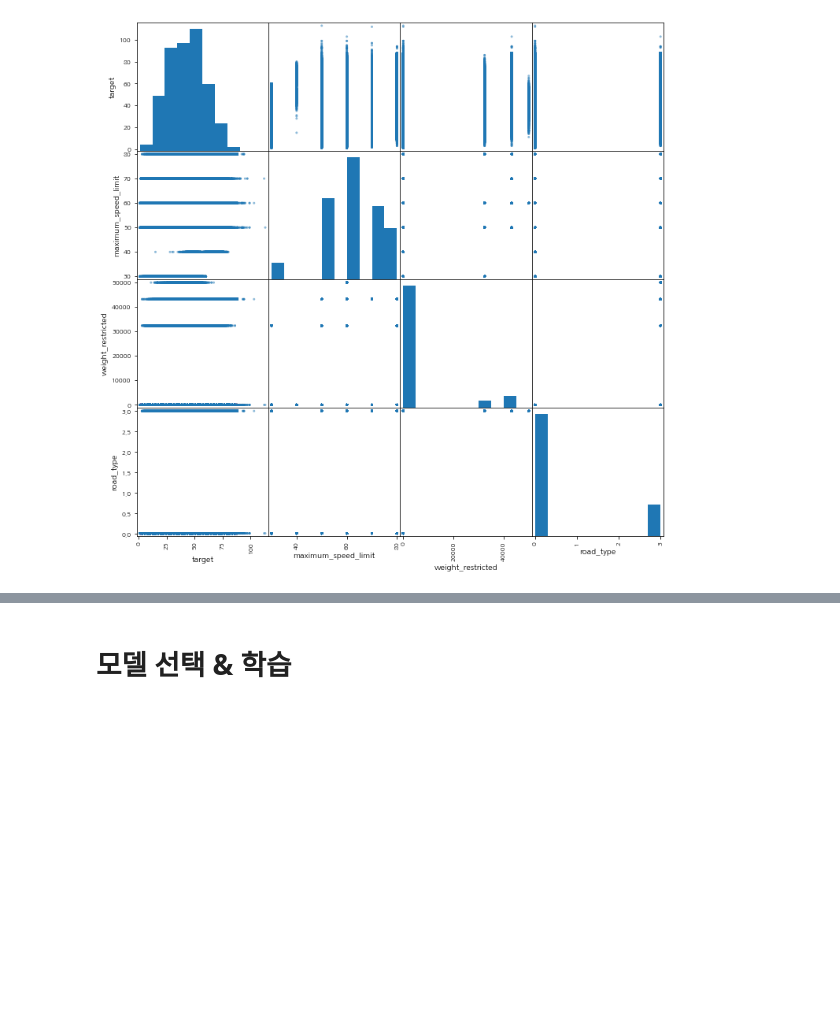
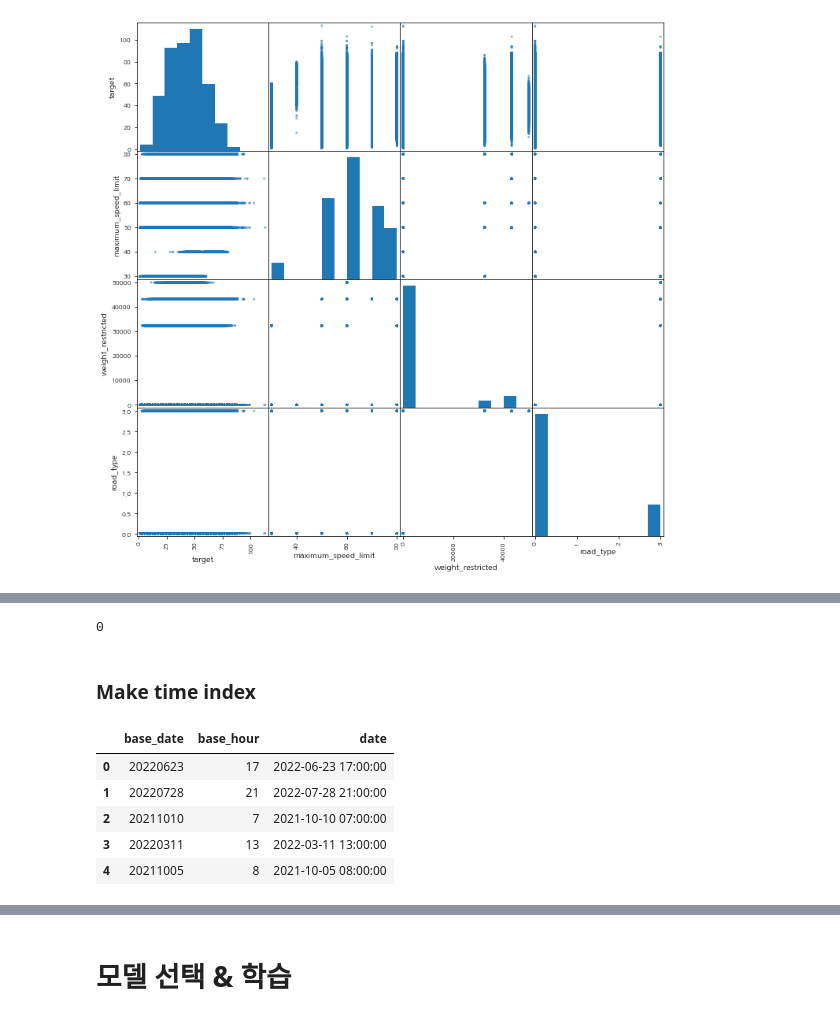
Before and after one commit to noodle-s/Jeju-road-traffic-prediction, a Jupyter notebook: EDA/EDA_yjw.ipynb, the cells around one changed output, grey strips where cells are left out. Drawn from its saved outputs; the diff is of its cells as text; code cells hidden in the pictures; blank space fills up the shorter version.

```diff
--- a/EDA/EDA_yjw.ipynb
+++ b/EDA/EDA_yjw.ipynb
@@ -391,0 +402,5 @@ plt.show()
+# %%
+drop_list = ['id', 'start_latitude', 'start_longitude', 'end_latitude', 'end_longitude',
+             'start_node_name', 'end_node_name', 'height_restricted', 'vehicle_restricted', 'day_of_week']
+
+data.drop(drop_list, axis=1, inplace=True)
@@ -391,0 +415,6 @@ plt.show()
+# %%
+len(data.loc[data['road_name'] == '-'])
+# %% [output]
+0
+# %% [markdown]
+### Make time index
@@ -391,0 +425,9 @@ plt.show()
+# %%
+data[['base_date', 'base_hour', 'date']].head()
+# %% [output]
+|  | base_date | base_hour | date |
+| 0 | 20220623 | 17 | 2022-06-23 17:00:00 |
+| 1 | 20220728 | 21 | 2022-07-28 21:00:00 |
+| 2 | 20211010 | 7 | 2021-10-10 07:00:00 |
+| 3 | 20220311 | 13 | 2022-03-11 13:00:00 |
+| 4 | 20211005 | 8 | 2021-10-05 08:00:00 |
```
Also changed, not shown: parts of 16 cells of this notebook.
